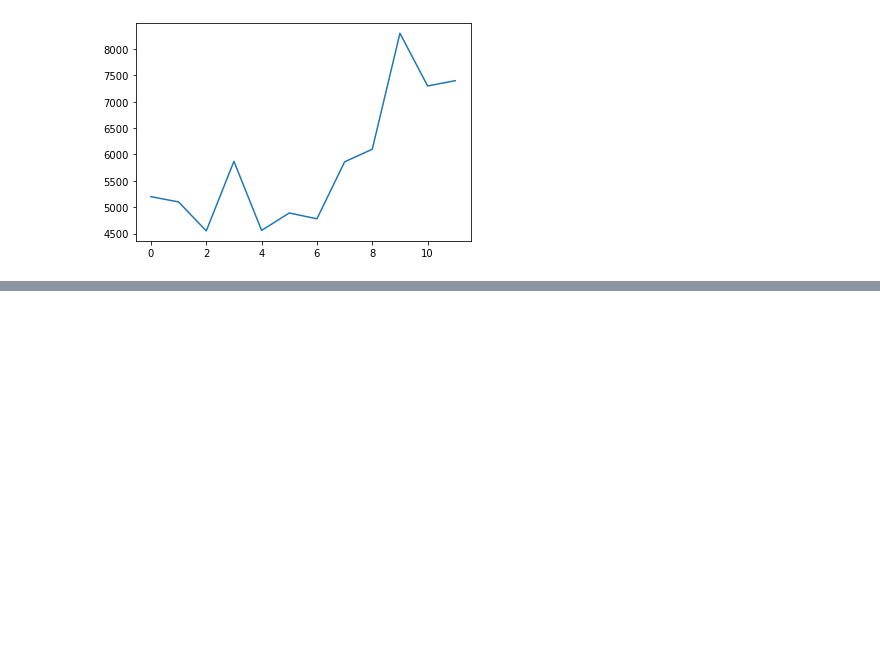
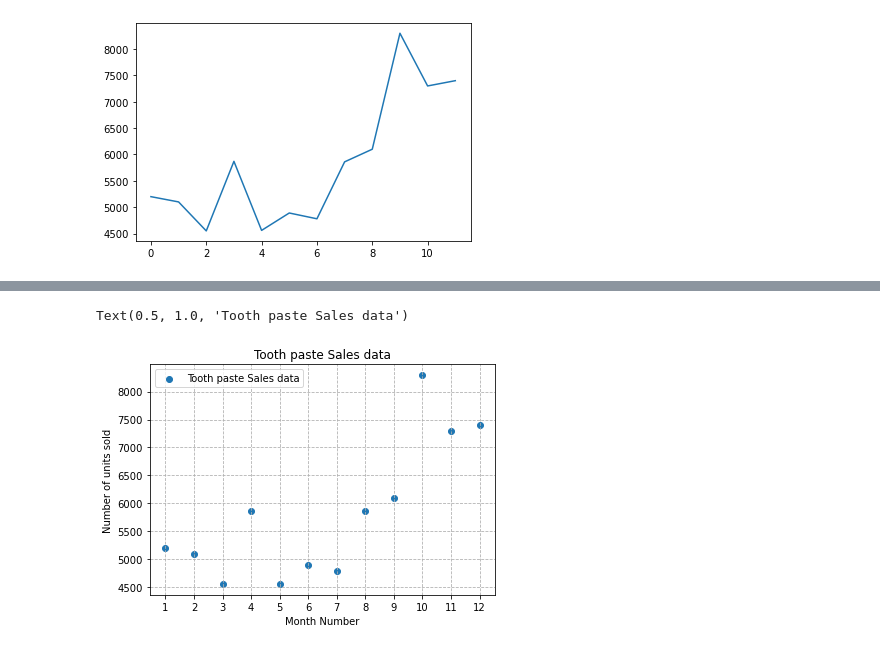
Before and after one commit to mspitzna/DataScience21, a Jupyter notebook: Block_1/Assignments/1_MatplotLib.ipynb, the cells around one changed output, grey strips where cells are left out. Cells and saved outputs as stored; diff of their text form; code cells hidden in the pictures; blank space fills up the shorter version.

```diff
--- a/Block_1/Assignments/1_MatplotLib.ipynb
+++ b/Block_1/Assignments/1_MatplotLib.ipynb
@@ -86,6 +132,22 @@ Also, add a grid in the plot.
 
 ### The result should look something like this:
 <img src="IMG/4.png" width=400>
+# %%
+fig = plt.figure()
+axes = fig.add_axes([0.1, 0.1, 0.8, 0.8])
+
+axes.scatter(data.month_number, data.toothpaste, label='Tooth paste Sales data')
+
+axes.set_xticks(data.month_number)
+
+axes.grid(linestyle='dashed')
+axes.legend()
+axes.set_xlabel('Month Number')
+axes.set_ylabel('Number of units sold')
+axes.set_title('Tooth paste Sales data')
+# %% [output]
+Text(0.5, 1.0, 'Tooth paste Sales data')
+[figure, added]
 # %% [markdown]
 ## Exercise 5
 Read face cream and facewash product sales data and show it using the bar chart
```
Also changed, not shown: parts of 6 cells of this notebook.
